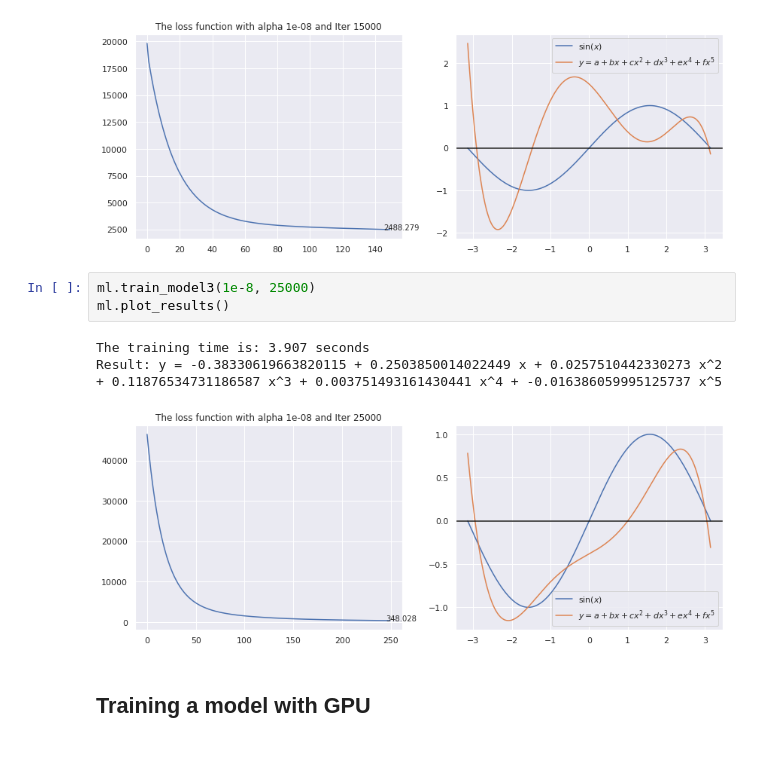
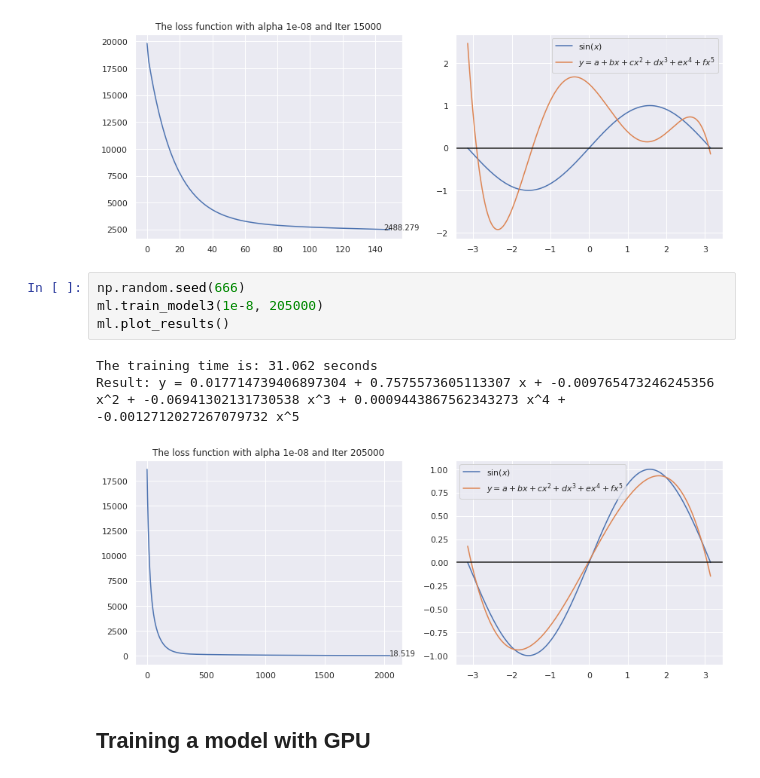
Before and after one commit to oceanumeric/ESL, a Jupyter notebook: ch0/PyTorch.ipynb, the cells around one changed output. Saved outputs shown, nothing was run; the diff lists cells and outputs as text.

```diff
--- a/ch0/PyTorch.ipynb
+++ b/ch0/PyTorch.ipynb
@@ -93,12 +93,13 @@ The training time is: 2.354 seconds
 Result: y = 1.5074591974361329 + -0.8340348406460197 x + -0.8411738927597342 x^2 + 0.5122862985278899 x^3 + 0.08168920061380472 x^4 + -0.04761013145194911 x^5
 [figure]
 # %%
-ml.train_model3(1e-8, 25000)
+np.random.seed(666)
+ml.train_model3(1e-8, 205000)
 ml.plot_results()
 # %% [output]
-The training time is: 3.907 seconds
-Result: y = -0.38330619663820115 + 0.2503850014022449 x + 0.0257510442330273 x^2 + 0.11876534731186587 x^3 + 0.003751493161430441 x^4 + -0.016386059995125737 x^5
+The training time is: 31.062 seconds
+Result: y = 0.017714739406897304 + 0.7575573605113307 x + -0.009765473246245356 x^2 + -0.06941302131730538 x^3 + 0.0009443867562343273 x^4 + -0.0012712027267079732 x^5
-[figure, old version]
+[figure, new version]
 # %% [markdown]
 ## Training a model with GPU
 # %%
```
Also changed, not shown: parts of 4 cells of this notebook.
